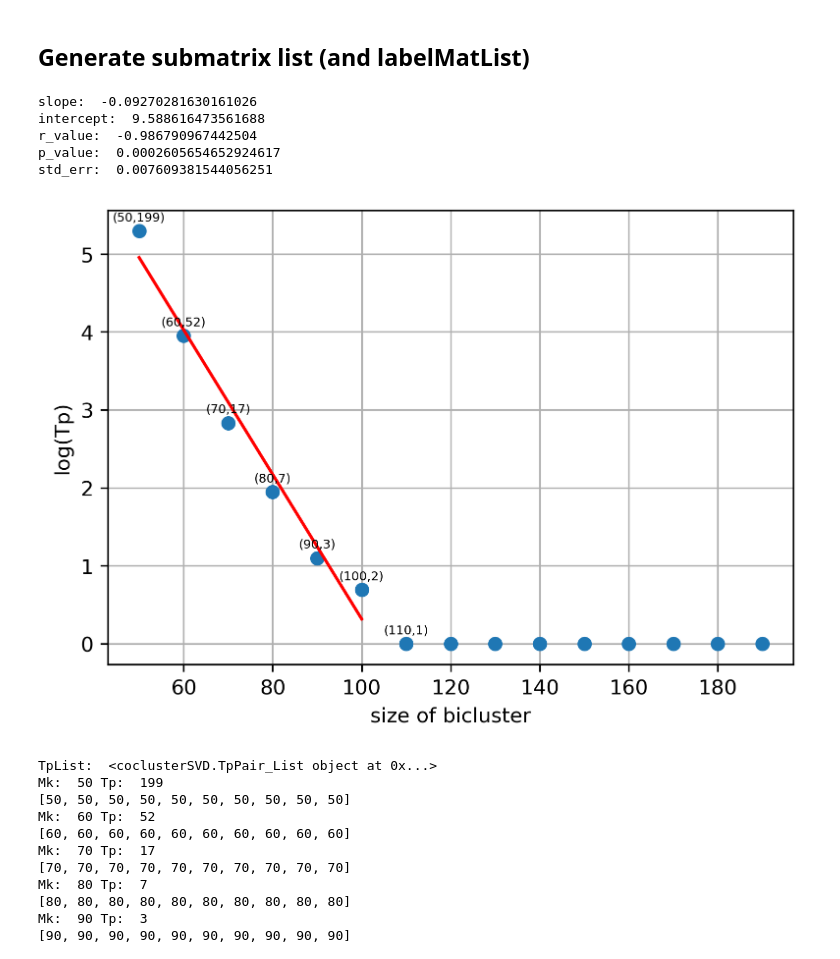
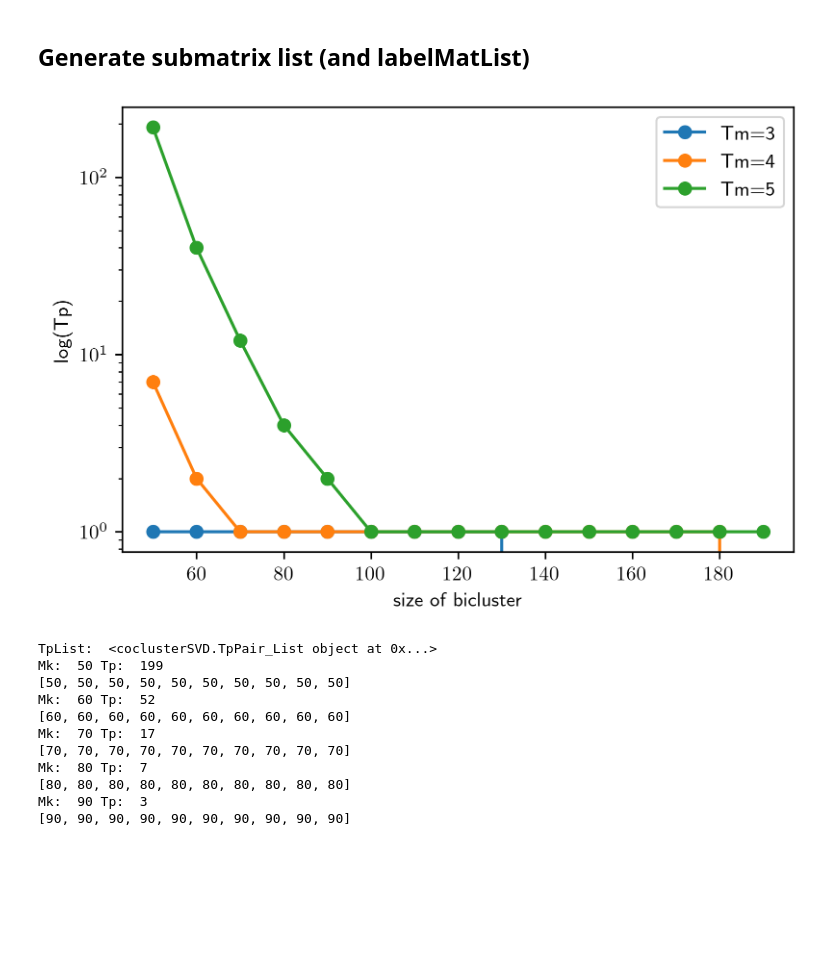
Before and after one commit to wzh4464/big_matrix_cocluster, a Jupyter notebook: main.ipynb, the cells around one changed output. Saved outputs shown, nothing was run; the diff lists cells and outputs as text; code cells hidden in the pictures; blank space fills up the shorter version.

Commit message:
three figures

```diff
--- a/main.ipynb
+++ b/main.ipynb
@@ -75,53 +75,55 @@ timeB:  1.5905570983886719
 # %%
 # import SciPy
 # from scipy import
-
 partition : int = 10
 ranges = range(50, 200 ,10)
 
-Tp_list = ccSVD.Tp(ranges=ranges, phi=phi, Tm=4, M=M)
+M = 10000
+phi = 200
 
-
+Tp_List3 = ccSVD.Tp(ranges=ranges, phi=phi, Tm=3, M=M)
+Tp_List4 = ccSVD.Tp(ranges=ranges, phi=phi, Tm=4, M=M)
+Tp_List7 = ccSVD.Tp(ranges=ranges, phi=phi, Tm=5, M=M)
 
 # fit a line
-from scipy import stats
-logrange = 6
+# from scipy import stats
+# logrange = 6
 
-slope, intercept, r_value, p_value, std_err = stats.linregress(ranges[0:logrange], np.log(Tp_list[0:logrange]))
-print('slope: ', slope)
-print('intercept: ', intercept)
-print('r_value: ', r_value)
-print('p_value: ', p_value)
-print('std_err: ', std_err)
+# slope, intercept, r_value, p_value, std_err = stats.linregress(ranges[0:logrange], np.log(Tp_List4[0:logrange]))
+# print('slope: ', slope)
+# print('intercept: ', intercept)
+# print('r_value: ', r_value)
+# print('p_value: ', p_value)
+# print('std_err: ', std_err)
 
-# print x: ranges, y1: log(Tp_list), y2: slope * ranges + intercept ([0:5])
-plt.plot(ranges, np.log(Tp_list), 'o', ranges[0:logrange], slope * ranges[0:logrange] + intercept, 'r')
+# print x: ranges, y1: log(Tp_List4), y2: slope * ranges + intercept ([0:5])
+# plt.plot(ranges, np.log(Tp_List4), 'o', ranges[0:logrange], slope * ranges[0:logrange] + intercept, 'r')
+plt.plot(ranges, Tp_List3, '-o', ranges, Tp_List4, '-o', ranges, Tp_List7, '-o')
+
 # log scale
-# plt.yscale('log')
+plt.yscale('log')
 # x label "size of bicluster"
 plt.xlabel('size of bicluster')
 # y label "Tp"
 plt.ylabel('log(Tp)')
 
+# legend
+plt.legend(['Tm=3', 'Tm=4', 'Tm=5'], loc='upper right')
+
 # num on top of each point
-for i, txt in enumerate(Tp_list):
-    if i > 6:
-        continue
-    # place higher
-    # label = str(x,y)
-    label = str('(' + str(ranges[i]) + ',' + str(Tp_list[i]) + ')')
-    # grid on
-    plt.grid(True)
-    plt.annotate(label, (ranges[i], np.log(Tp_list[i])), xytext=(0, 5), textcoords='offset points', ha='center', fontsize=6)
+# for i, txt in enumerate(Tp_List4):
+#     if i > 6:
+#         continue
+#     # place higher
+#     # label = str(x,y)
+#     label = str('(' + str(ranges[i]) + ',' + str(Tp_List4[i]) + ')')
+#     # grid on
+#     plt.grid(True)
+#     plt.annotate(label, (ranges[i], np.log(Tp_List4[i])), xytext=(0, 5), textcoords='offset points', ha='center', fontsize=6)
 
 plt.show()
 # %% [output]
-slope:  -0.09270281630161026
-intercept:  9.588616473561688
-r_value:  -0.986790967442504
-p_value:  0.0002605654652924617
-std_err:  0.007609381544056251
-[figure, old version]
+[figure, new version]
 # %%
 Tm = 4
 Tn = 4
```
Also changed, not shown: parts of 4 cells of this notebook, 1 other file.
